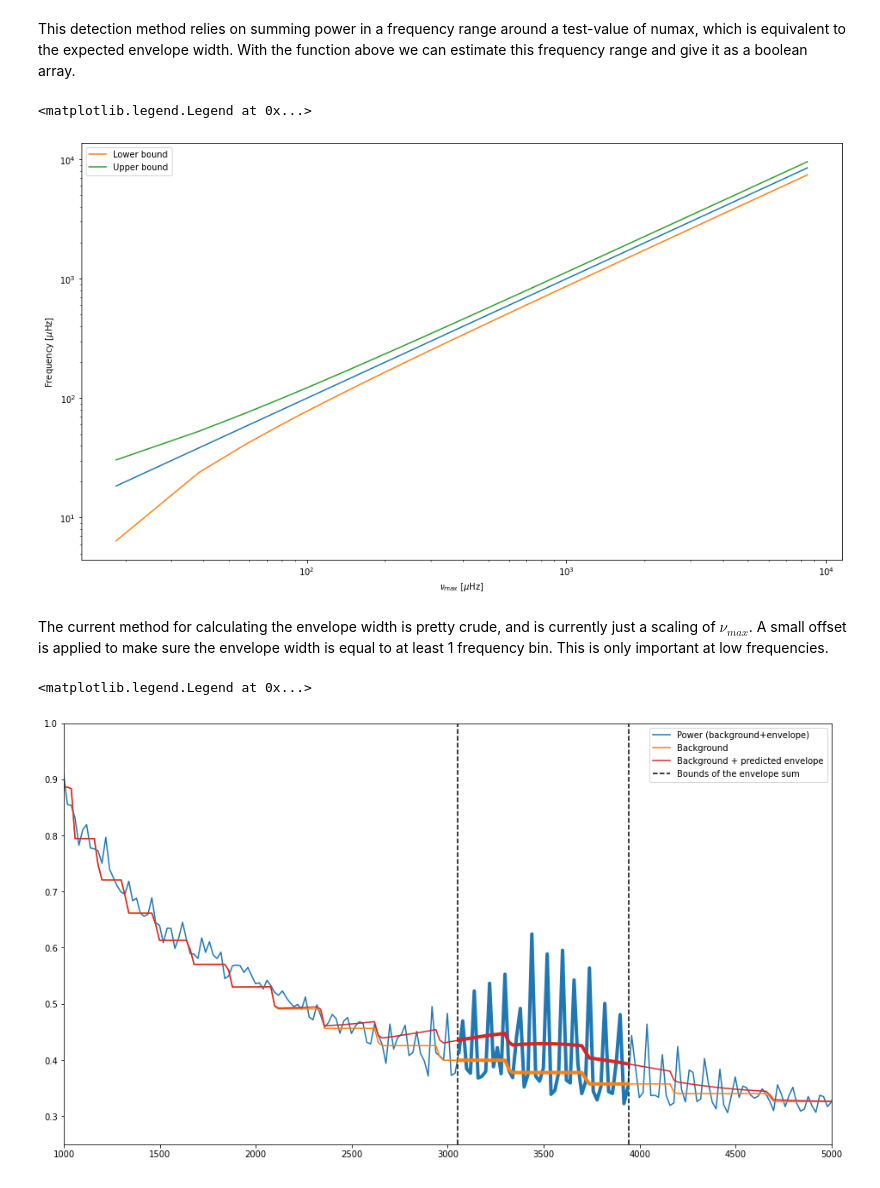
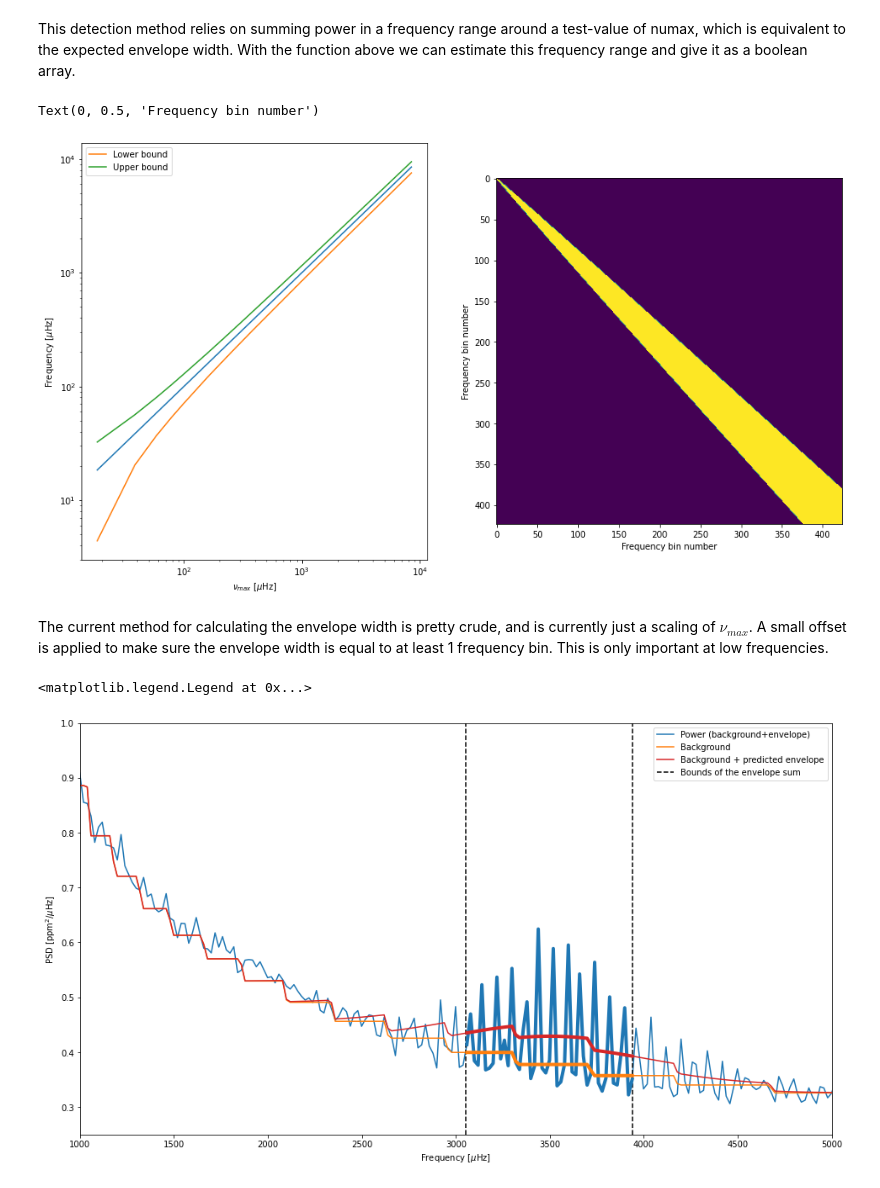
Before and after one commit to nielsenmb/PSM128, a Jupyter notebook: detection/p-mode detection.ipynb, the cells around one changed output. Saved outputs shown, nothing was run; the diff lists cells and outputs as text; code cells hidden in the pictures.

Commit message:
Adding text to detection probability notebook

```diff
--- a/detection/p-mode detection.ipynb
+++ b/detection/p-mode detection.ipynb
@@ -84,7 +86,9 @@ def bin_this(x, n):
 The binning factor is chosen in terms of $\mu$Hz and should be large to smooth out the envelope. Note that small binning factors will make computations very slow. For short cadence binning $>10\mu$Hz or more is probably best?
 # %%
 df = f[1]-f[0] # The frequency resolution of the unbinned spectrum
-Nbin = int(20 / df) # Binning factor
+
+frequency_bin_size = 20 #muHz
+Nbin = int(frequency_bin_size / df) # Binning factor
 # %% [markdown]
 We can now bin the arrays
 # %%
@@ -118,7 +122,7 @@ def pmode_env(f, numax, Teff):
     """
 
     Henv = env_height(numax, Teff)
-    stdenv = env_width(numax) / 2.*np.sqrt(2.*np.log(2.))
+    stdenv = env_width(numax, Teff)/2. * np.sqrt(2.*np.log(2.))
     envelope = Henv*np.exp(-(f-numax)**2/(2*stdenv**2))
     return envelope
 
@@ -145,7 +149,7 @@ def env_height(numax, Teff, Henv_sun=0.1):
     Henv = Henv_sun*beta**2*(numax/3090.)**-2.79*(Teff/5777.)**3
     return Henv
 
-def env_width(numax):
+def env_width(numax, teff):
     """ Scaling relation for the envelope height
 
     Currently just a crude estimate. This can probably
@@ -163,8 +167,12 @@ def env_width(numax):
         Envelope width in muHz
 
     """
+    if teff <= 5600:
+        width = 0.66*numax**0.88
+    else:
+        width = 0.66*numax**0.88*(1+(teff-5777)*6e-4)
 
-    width = numax/4
+    #width = numax/4
     return width
 # %% [markdown]
 To make a semi-realistic estimate of what the p-mode envelope looks like we need to know the effective temperature of the star. KIC8006161 has a temperature of 5340K.
@@ -176,20 +184,23 @@ Hgau = np.array([pmode_env(fb, nu, Teff) for nu in fb])
 # %% [markdown]
 This detection method relies on summing power in a frequency range around a test-value of numax, which is equivalent to the expected envelope width. With the function above we can estimate this frequency range and give it as a boolean array.
 # %%
-l = fb - (env_width(fb).astype(int) + dfb)/2  # offset equal to 1 frequency bin to avoid issues at array start and end
-u = fb + (env_width(fb).astype(int) + dfb)/2
+l = fb - (env_width(fb, Teff).astype(int) + dfb)/2  # offset equal to 1 frequency bin to avoid issues at array start and end
+u = fb + (env_width(fb, Teff).astype(int) + dfb)/2
 env_range = np.array([(l[i] < fb) & (fb < u[i]) for i in range(len(fb))] )
 
-fig, ax = subplots(figsize = (16,9))
-ax.loglog(fb,fb)
-ax.loglog(fb, l, label = 'Lower bound')
-ax.loglog(fb, u, label = 'Upper bound')
-ax.set_xlabel(r'$\nu_{max}$ [$\mu$Hz]')
-ax.set_ylabel(r'Frequency [$\mu$Hz]')
-ax.legend()
+fig, ax = subplots(1,2, figsize = (16,9))
+ax[0].loglog(fb,fb)
+ax[0].loglog(fb, l, label = 'Lower bound')
+ax[0].loglog(fb, u, label = 'Upper bound')
+ax[0].set_xlabel(r'$\nu_{max}$ [$\mu$Hz]')
+ax[0].set_ylabel(r'Frequency [$\mu$Hz]')
+ax[0].legend()
+ax[1].imshow(env_range)
+ax[1].set_xlabel('Frequency bin number')
+ax[1].set_ylabel('Frequency bin number')
 # %% [output]
-<matplotlib.legend.Legend at 0x...>
+Text(0, 0.5, 'Frequency bin number')
-[figure, old version]
+[figure, new version]
 # %% [markdown]
 The current method for calculating the envelope width is pretty crude, and is currently just a scaling of $\nu_{max}$. A small offset is applied to make sure the envelope width is equal to at least 1 frequency bin. This is only important at low frequencies.
 # %%
@@ -212,7 +223,7 @@ ax.set_ylabel(r'PSD [ppm$^2/\mu$Hz]')
 ax.legend()
 # %% [output]
 <matplotlib.legend.Legend at 0x...>
-[figure, old version]
+[figure, new version]
 # %% [markdown]
 Above, the dashed black lines indicate the range that is summed over to compute the detection probability. The SNR at the envelope, computed by comparing the power (blue) to the expected background (orange) is compared to what would be expected from the background and a Gaussian from scaling relations (red).
 
```
Also changed, not shown: parts of 35 cells of this notebook, 7 other files.
